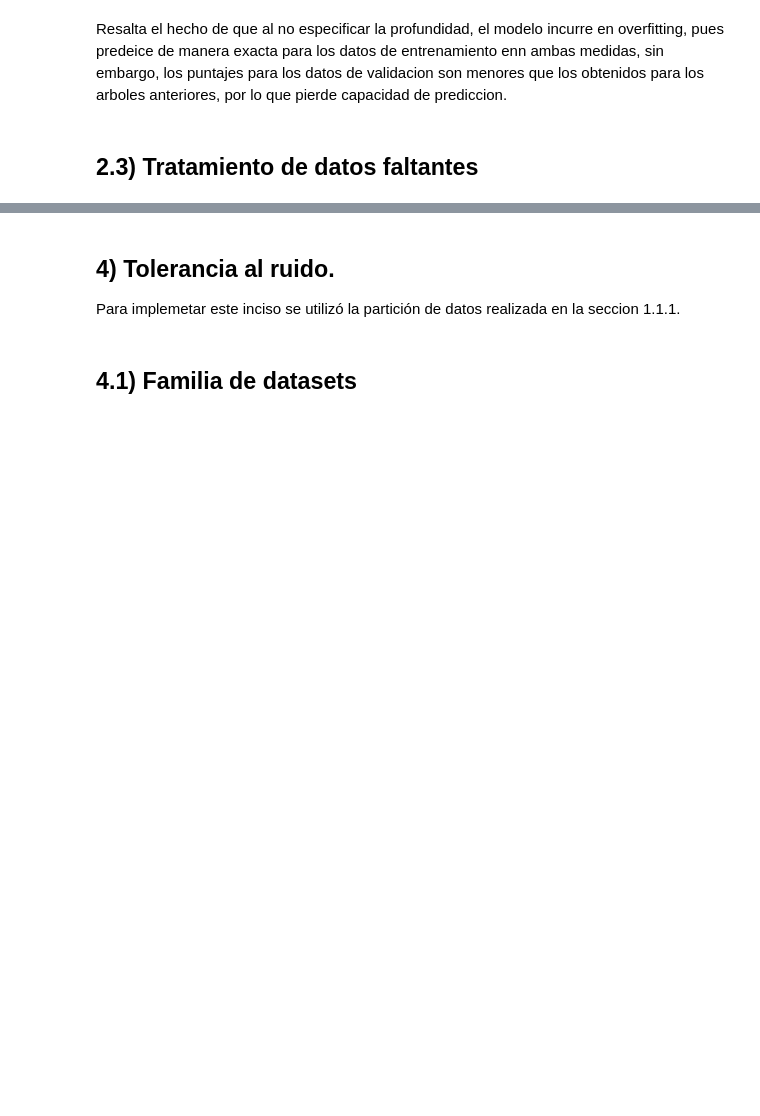
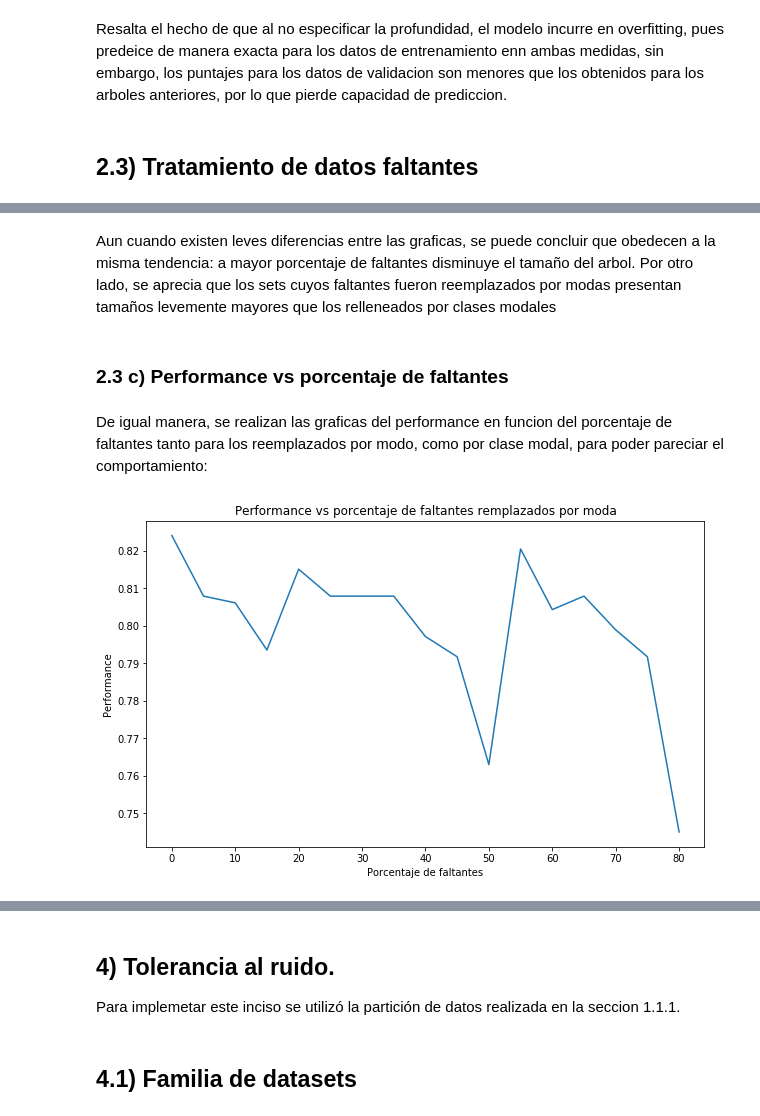
Before and after one commit to jjiguaran/Arboles-de-decison-para-los-prestamos-immobiliarios-en-Nueva-York, a Jupyter notebook: Housingv2_final.ipynb, the cells around one changed output, grey strips where cells are left out. Cells and saved outputs as stored; diff of their text form; code cells hidden in the pictures; blank space fills up the shorter version.

```diff
--- a/Housingv2_final.ipynb
+++ b/Housingv2_final.ipynb
@@ -227,0 +273,15 @@ IndentationError: expected an indented block (<ipython-input-52-99df0f2e7d0a>, l
+# %% [markdown]
+Aun cuando existen leves diferencias entre las graficas, se puede concluir que obedecen a la misma tendencia: a mayor porcentaje de faltantes disminuye el tamaño del arbol. Por otro lado, se aprecia que los sets cuyos faltantes fueron reemplazados por modas presentan tamaños levemente mayores que los relleneados por clases modales
+# %% [markdown]
+### 2.3 c) Performance vs porcentaje de faltantes
+# %% [markdown]
+De igual manera, se realizan las graficas del performance en funcion del porcentaje de faltantes tanto para los reemplazados por modo, como por clase modal, para poder pareciar el comportamiento:
+# %%
+plt.figure(figsize=(10,6))
+plt.plot(list(range(0,85,5)), acc_mode)
+plt.title('Performance vs porcentaje de faltantes remplazados por moda')
+plt.ylabel('Performance')
+plt.xlabel('Porcentaje de faltantes')
+plt.show()
+# %% [output]
+[figure, added]
```
Also changed, not shown: parts of 32 cells of this notebook.
